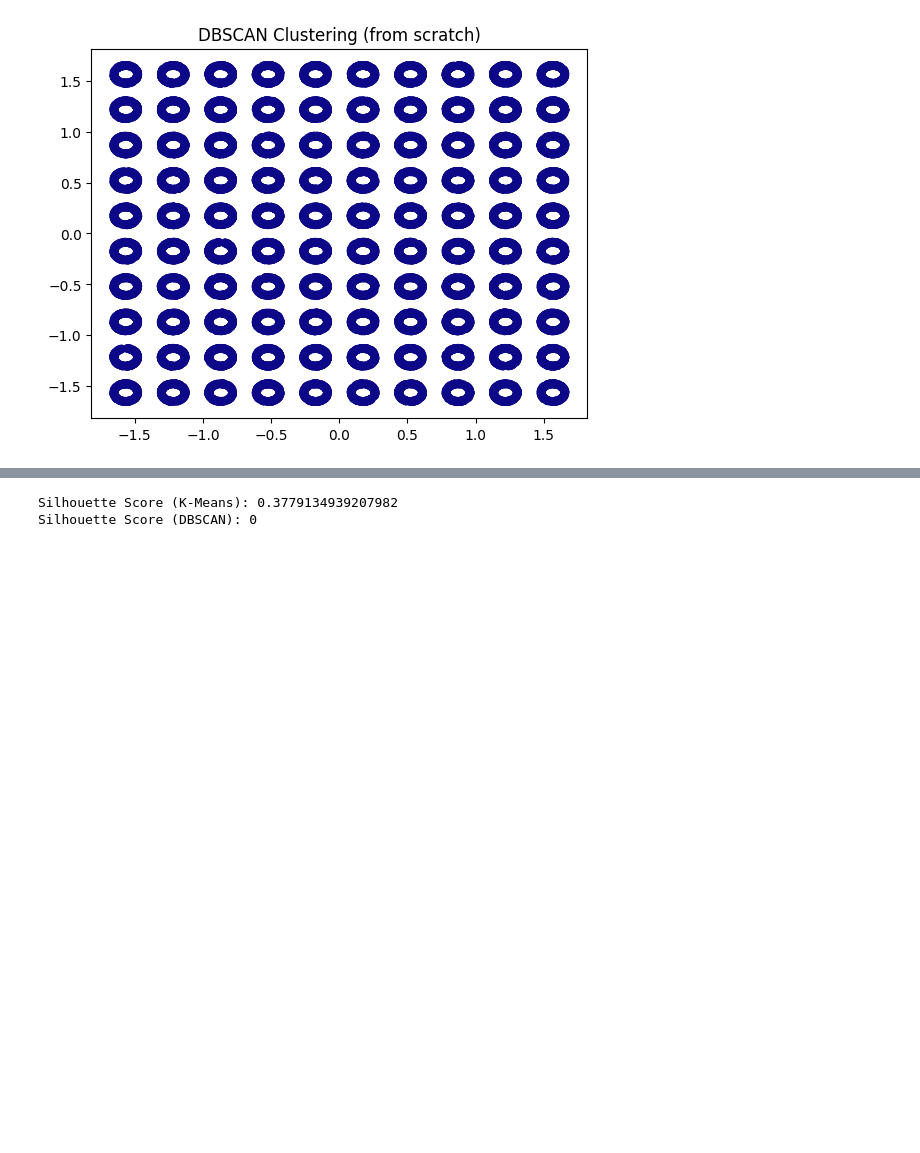
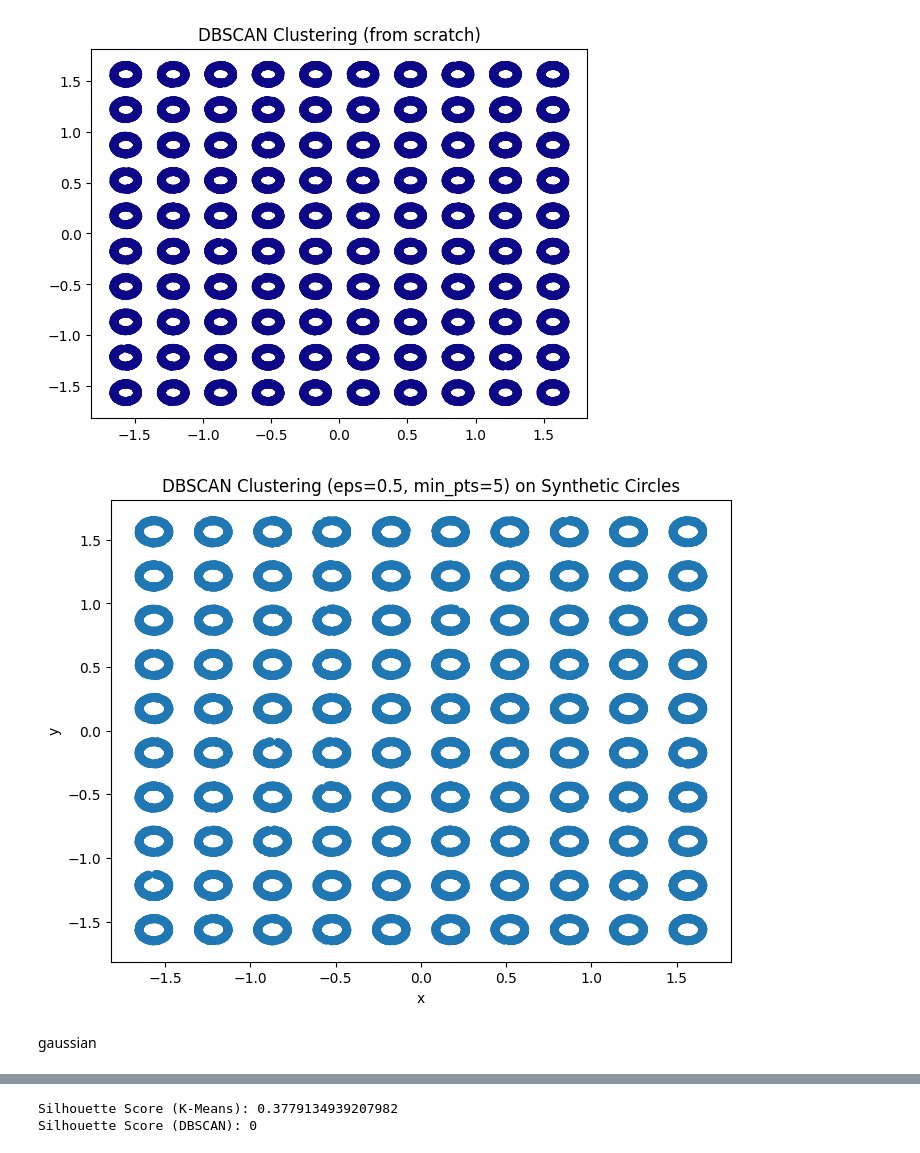
Before and after one commit to neha-palak/IML_A2, a Jupyter notebook: assignment2.ipynb, the cells around one changed output, grey strips where cells are left out. Saved outputs shown, nothing was run; the diff lists cells and outputs as text; code cells hidden in the pictures; blank space fills up the shorter version.

```diff
--- a/assignment2.ipynb
+++ b/assignment2.ipynb
@@ -480,3 +532,78 @@ plt.show()
 labels_dbscan = labels  # save final cluster assignments
 # %% [output]
 [figure]
+# %%
+import numpy as np
+import matplotlib.pyplot as plt
+import pandas as pd
+
+# --- Load the preprocessed dataset ---
+
+# --- Extract only feature columns (x, y) ---
+X_circles = circles_preprocessed[['x', 'y']].values
+
+
+# --- Helper function: Find neighbors within eps radius ---
+def circles_region_query(X_circles, point_idx, eps):
+    neighbors = []
+    for i in range(len(X_circles)):
+        if np.linalg.norm(X_circles[i] - X_circles[point_idx]) <= eps:
+            neighbors.append(i)
+    return neighbors
+
+
+# --- Helper function: Expand cluster ---
+def circles_expand_cluster(X_circles, labels, point_idx, cluster_id, eps, min_pts):
+    neighbors = circles_region_query(X_circles, point_idx, eps)
+    if len(neighbors) < min_pts:
+        labels[point_idx] = -1  # mark as noise
+        return False
+    else:
+        labels[point_idx] = cluster_id
+        i = 0
+        while i < len(neighbors):
+            neighbor_idx = neighbors[i]
+            if labels[neighbor_idx] == -1:
+                labels[neighbor_idx] = cluster_id
+            elif labels[neighbor_idx] == 0:
+                labels[neighbor_idx] = cluster_id
+                neighbor_neighbors = circles_region_query(X_circles, neighbor_idx, eps)
+                if len(neighbor_neighbors) >= min_pts:
+                    neighbors.extend(neighbor_neighbors)
+            i += 1
+        return True
+
+
+# --- DBSCAN main function ---
+def circles_dbscan(X_circles, eps, min_pts):
+    labels = np.zeros(len(X_circles), dtype=int)  # 0 = unvisited
+    cluster_id = 0
+
+    for i in range(len(X_circles)):
+        if labels[i] != 0:
+            continue
+        if circles_expand_cluster(X_circles, labels, i, cluster_id + 1, eps, min_pts):
+            cluster_id += 1
+    return labels
+
+
+# --- Choose Parameters ---
+# eps (neighborhood radius)
+# min_pts (minimum neighbors to form a dense region)
+eps = 0.5
+min_pts = 5  # since D=2 → MinPts ≥ D+1 = 3, 5 is reasonable
+
+# --- Run DBSCAN ---
+circles_labels_db = circles_dbscan(X_circles, eps=eps, min_pts=min_pts)
+
+# --- Visualization ---
+plt.figure(figsize=(8, 6))
+plt.scatter(X_circles[:, 0], X_circles[:, 1], c=circles_labels_db, cmap='tab10', s=30)
+plt.title(f"DBSCAN Clustering (eps={eps}, min_pts={min_pts}) on Synthetic Circles")
+plt.xlabel('x')
+plt.ylabel('y')
+plt.show()
+# %% [output]
+[figure, added]
+# %% [markdown]
+gaussian
```
Also changed, not shown: parts of 21 cells of this notebook, 1 other file.
